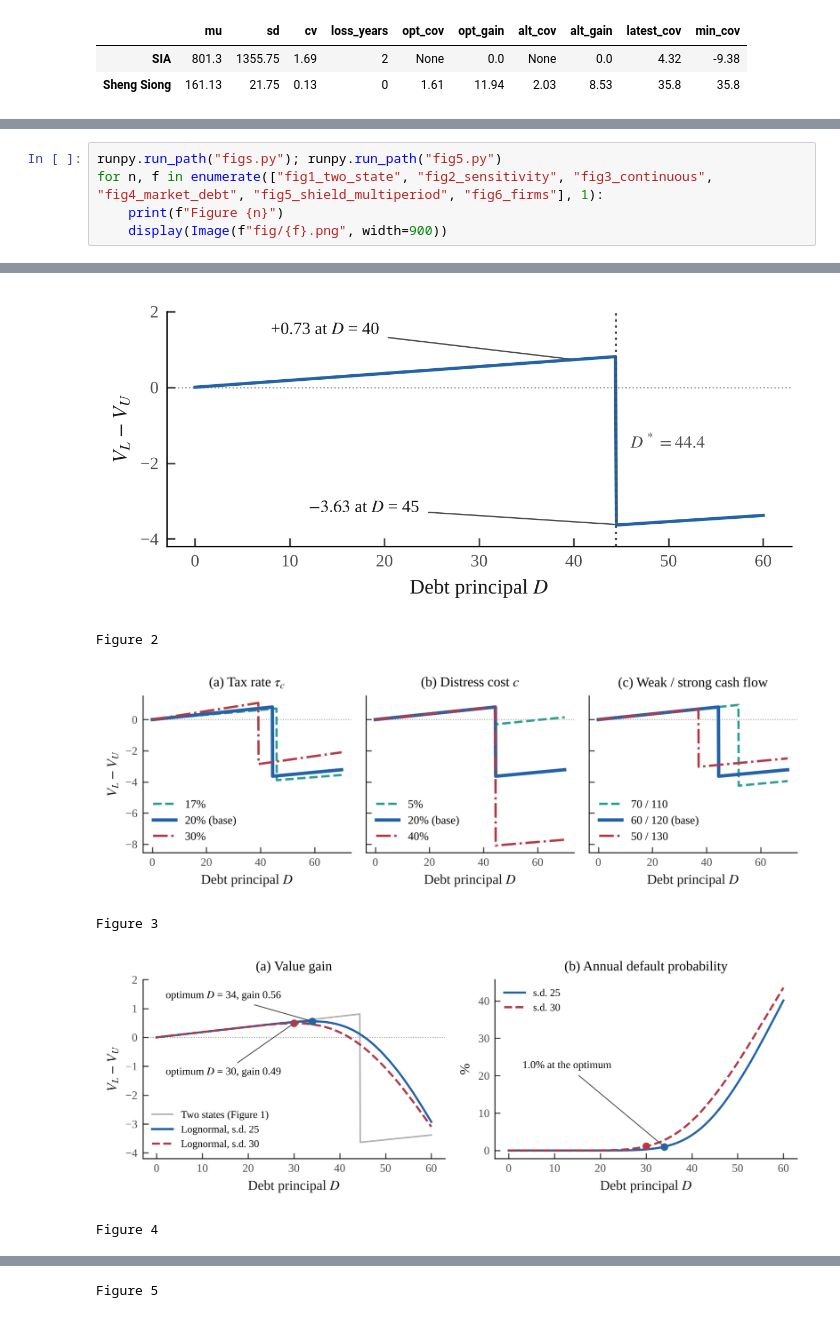
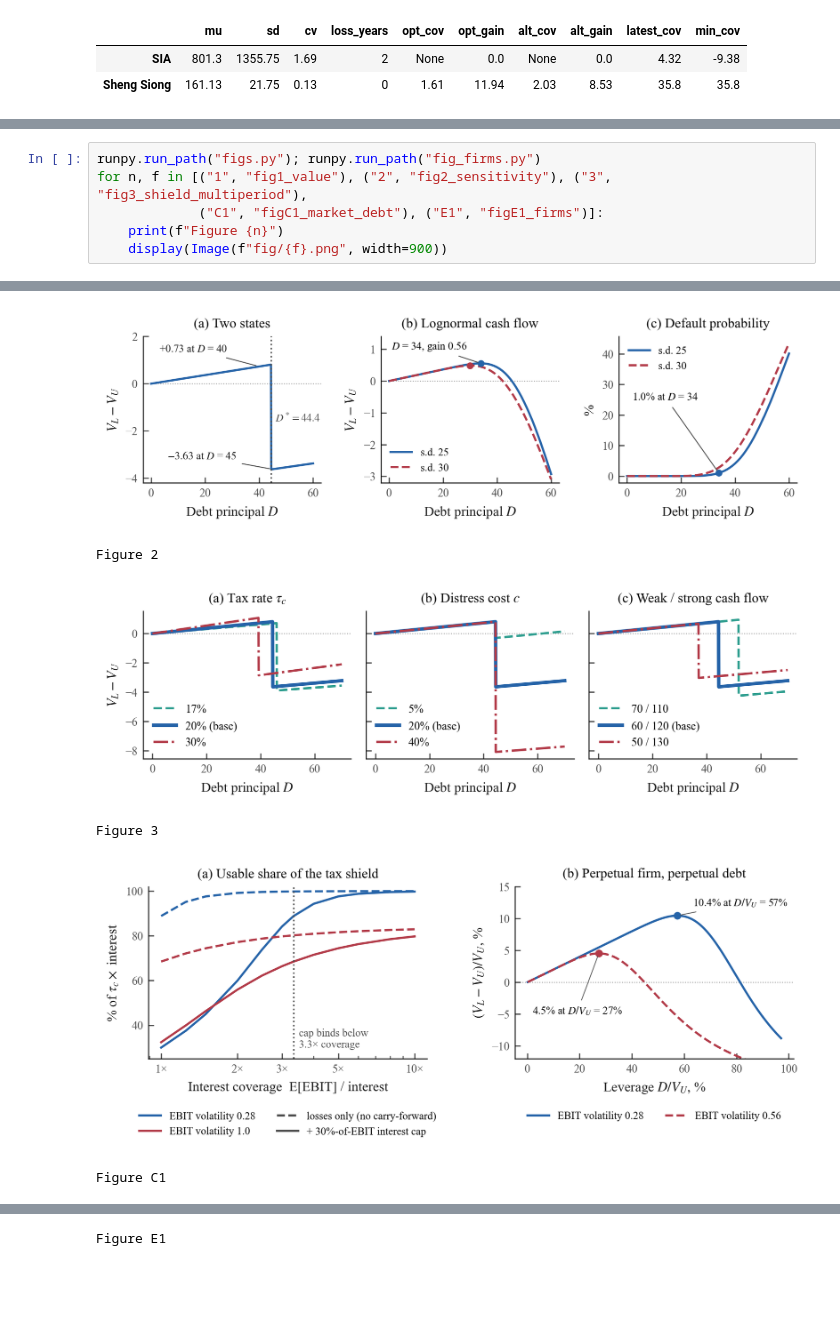
Before and after one commit to jingwen013-design/mm-on-trial, a Jupyter notebook: mm_on_trial_report.ipynb, the cells around one changed output, grey strips where cells are left out. Cells and saved outputs as stored; diff of their text form; blank space fills up the shorter version.

```diff
--- a/mm_on_trial_report.ipynb
+++ b/mm_on_trial_report.ipynb
@@ -194,6 +194,7 @@ pd.DataFrame(table4()).T[["mu", "sd", "cv", "loss_years", "opt_cov", "opt_gain",
 # %%
-runpy.run_path("figs.py"); runpy.run_path("fig5.py")
-for n, f in enumerate(["fig1_two_state", "fig2_sensitivity", "fig3_continuous", "fig4_market_debt", "fig5_shield_multiperiod", "fig6_firms"], 1):
+runpy.run_path("figs.py"); runpy.run_path("fig_firms.py")
+for n, f in [("1", "fig1_value"), ("2", "fig2_sensitivity"), ("3", "fig3_shield_multiperiod"),
+             ("C1", "figC1_market_debt"), ("E1", "figE1_firms")]:
     print(f"Figure {n}")
     display(Image(f"fig/{f}.png", width=900))
 # %% [output]
@@ -201,7 +202,7 @@ for n, f in enumerate(["fig1_two_state", "fig2_sensitivity", "fig3_continuous",
 Figure 1
-[figure, old version]
+[figure, new version]
 Figure 2
-[figure, old version]
+[figure, new version]
 Figure 3
-[figure, old version]
+[figure, new version]
-Figure 4
+Figure C1
@@ -209 +210 @@ Figure 4
-Figure 5
+Figure E1
```
Also changed, not shown: parts of 13 cells of this notebook, 22 other files.
